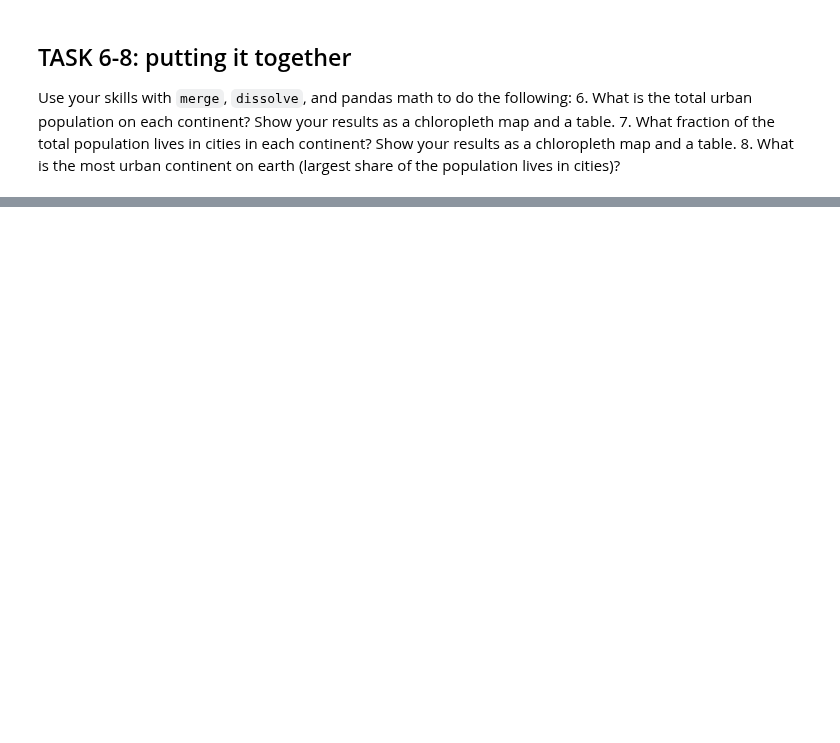
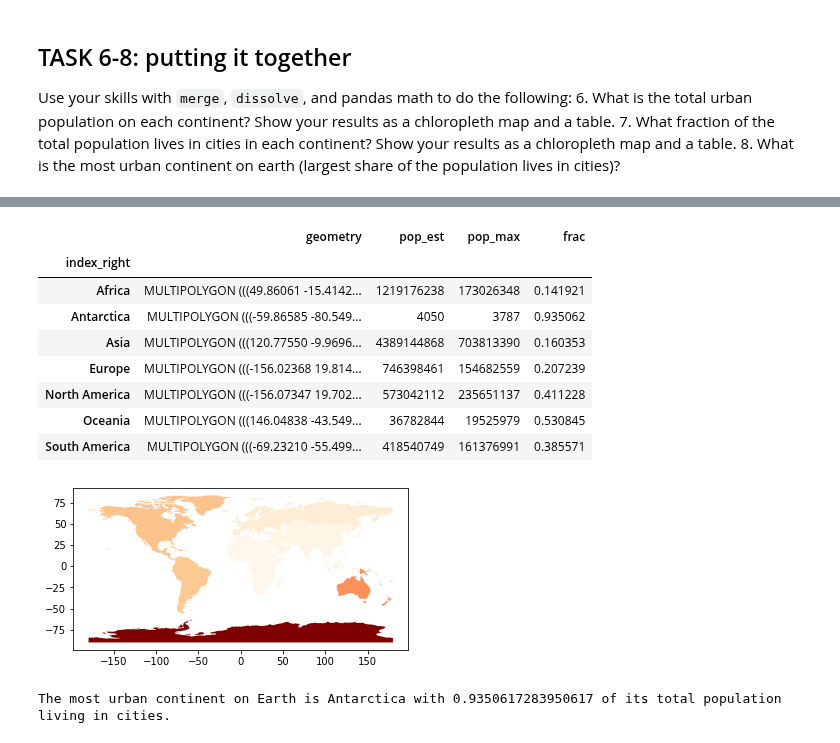
Before and after one commit to ADLCero/EnvDatSci22, a Jupyter notebook: CodeSprints/VectorData101.ipynb, the cells around one changed output, grey strips where cells are left out. Saved outputs shown, nothing was run; the diff lists cells and outputs as text; code cells hidden in the pictures; blank space fills up the shorter version.

```diff
--- a/CodeSprints/VectorData101.ipynb
+++ b/CodeSprints/VectorData101.ipynb
@@ -659,0 +763,64 @@ Use your skills with `merge`, `dissolve`, and pandas math to do the following:
+# %%
+# Task 7 code here:
+
+# Using the cities geodataframe above, create a new geodataframe containing: name of the city, geometry,
+# population, continent
+
+# Recall column headings of the cities geodataframe:
+
+cities.head()
+list(cities.columns)
+
+# Make a new geodataframe from cities GDF containing attributes needed:
+
+cities_continent = cities[["name", "geometry", "pop_max", "continent"]]
+cities_continent.head()
+
+# Aggregate city population by continent
+
+pop_cities_continent = cities_continent.dissolve(by = "continent",
+                                                aggfunc = "sum")
+
+pop_cities_continent
+
+# Join geodataframe of total population per continent with this GDF
+# "Left" GDF should be the geometry of continent so it plots/colors per continent
+
+pop_cities_pop_continent = gpd.sjoin(pop_continent, pop_cities_continent, how = "inner", op = 'intersects')
+pop_cities_pop_continent
+
+# Dissolve by continent using "index_right" since there are two North Americas (under continent column)
+# and two Europes under "index_right" column. The two Europes have the same pop_max, therefore, it's the info we want to merge
+
+pop_cities_pop_continent = pop_cities_pop_continent.dissolve(by = "index_right")
+pop_cities_pop_continent
+
+# Create a column that will compute for the fraction
+
+pop_cities_pop_continent["frac"] = pop_cities_pop_continent.pop_max / pop_cities_pop_continent.pop_est
+pop_cities_pop_continent
+
+# Make a plot and a table
+
+pop_cities_pop_continent.plot(column = "frac",
+                             cmap = 'OrRd');
+pop_cities_pop_continent
+# %% [output]
+|  | geometry | pop_est | pop_max | frac |
+| index_right |  |  |  |  |
+| Africa | MULTIPOLYGON (((49.86061 -15.4142... | 1219176238 | 173026348 | 0.141921 |
+| Antarctica | MULTIPOLYGON (((-59.86585 -80.549... | 4050 | 3787 | 0.935062 |
+| Asia | MULTIPOLYGON (((120.77550 -9.9696... | 4389144868 | 703813390 | 0.160353 |
+| Europe | MULTIPOLYGON (((-156.02368 19.814... | 746398461 | 154682559 | 0.207239 |
+| North America | MULTIPOLYGON (((-156.07347 19.702... | 573042112 | 235651137 | 0.411228 |
+| Oceania | MULTIPOLYGON (((146.04838 -43.549... | 36782844 | 19525979 | 0.530845 |
+| South America | MULTIPOLYGON (((-69.23210 -55.499... | 418540749 | 161376991 | 0.385571 |
+[figure, added]
+# %%
+# Task 8 code here:
+
+print("The most urban continent on Earth is " + pop_cities_pop_continent.frac.idxmax() +
+     " with " + str(pop_cities_pop_continent.frac.max()) +
+      " of its total population living in cities.")
+# %% [output]
+The most urban continent on Earth is Antarctica with 0.9350617283950617 of its total population living in cities.
```
Also changed, not shown: parts of 14 cells of this notebook.
